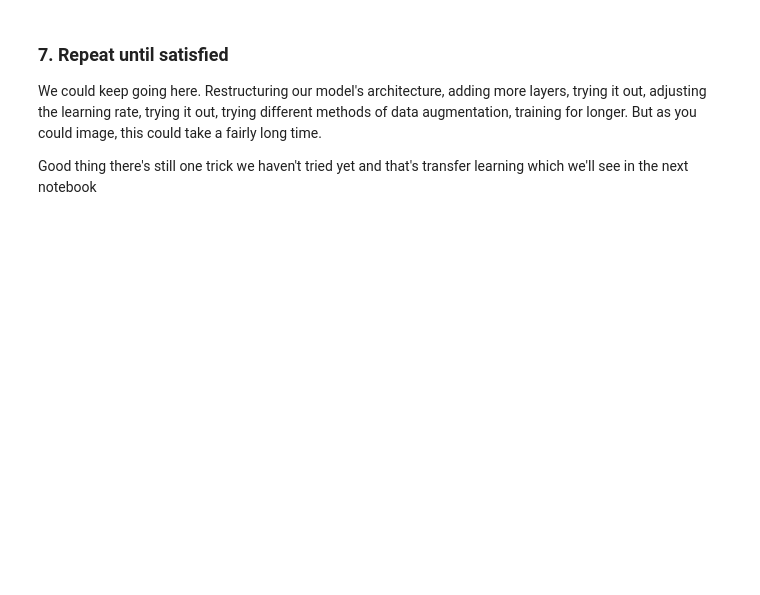
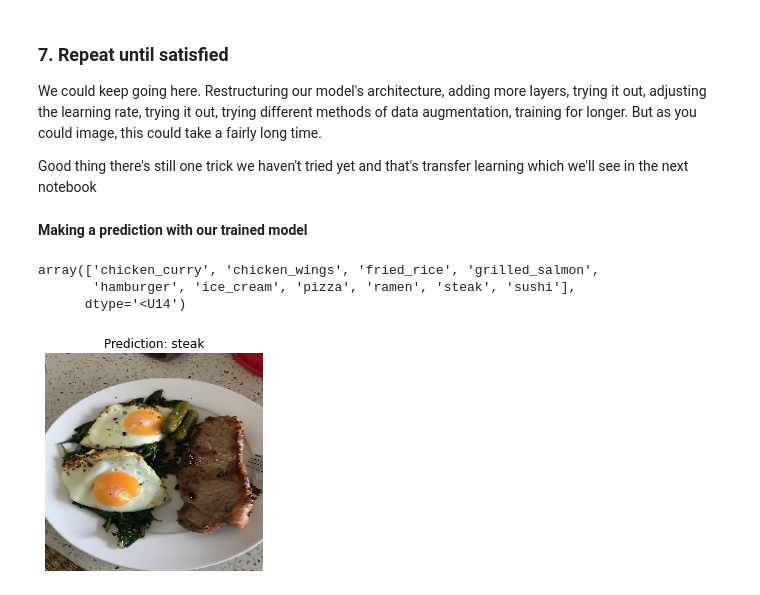
Before and after one commit to prachuryanath/TF-Learning, a Jupyter notebook: 03_convolutional_neural_networks_in_tensorflow.ipynb, the cells around one changed output. Saved outputs shown, nothing was run; the diff lists cells and outputs as text; code cells hidden in the pictures; blank space fills up the shorter version.

```diff
--- a/03_convolutional_neural_networks_in_tensorflow.ipynb
+++ b/03_convolutional_neural_networks_in_tensorflow.ipynb
@@ -1342,3 +1342,12 @@ plot_loss_curves(history_11)
 We could keep going here. Restructuring our model's architecture, adding more layers, trying it out, adjusting the learning rate, trying it out, trying different methods of data augmentation, training for longer. But as you could image, this could take a fairly long time.
 
 Good thing there's still one trick we haven't tried yet and that's transfer learning which we'll see in the next notebook
+# %% [markdown]
+**Making a prediction with our trained model**
+# %%
+# What classes has our model been trained on?
+class_names
+# %% [output]
+array(['chicken_curry', 'chicken_wings', 'fried_rice', 'grilled_salmon',
+       'hamburger', 'ice_cream', 'pizza', 'ramen', 'steak', 'sushi'],
+      dtype='<U14')
@@ -1344,0 +1360,30 @@ Good thing there's still one trick we haven't tried yet and that's transfer lear
+# %%
+# Reconfig pred_and_plot function to work with multi-class images
+def pred_and_plot(model, filename, class_names=class_names):
+  """
+  Imports an image located at filename, makes a prediction with model
+  and plots the image with the predicted class as the title.
+  """
+  # Import the target image and preprocess it
+  img = load_and_prep_image(filename)
+
+  # Make a prediction
+  pred = model.predict(tf.expand_dims(img, axis=0))
+
+  # Add in logic for multi-class & get pred_class name
+  if len(pred[0]) > 1:
+    pred_class = class_names[tf.argmax(pred[0])]
+  else:
+    pred_class = class_names[int(tf.round(pred[0]))]
+
+  # Plot the image and predicted class
+  plt.imshow(img)
+  plt.title(f"Prediction: {pred_class}")
+  plt.axis(False);
+# %%
+# Make a prediction using model_11
+pred_and_plot(model=model_11,
+              filename="03-steak.jpeg",
+              class_names=class_names)
+# %% [output]
+[figure, added]
```
Also changed, not shown: parts of 43 cells of this notebook.
